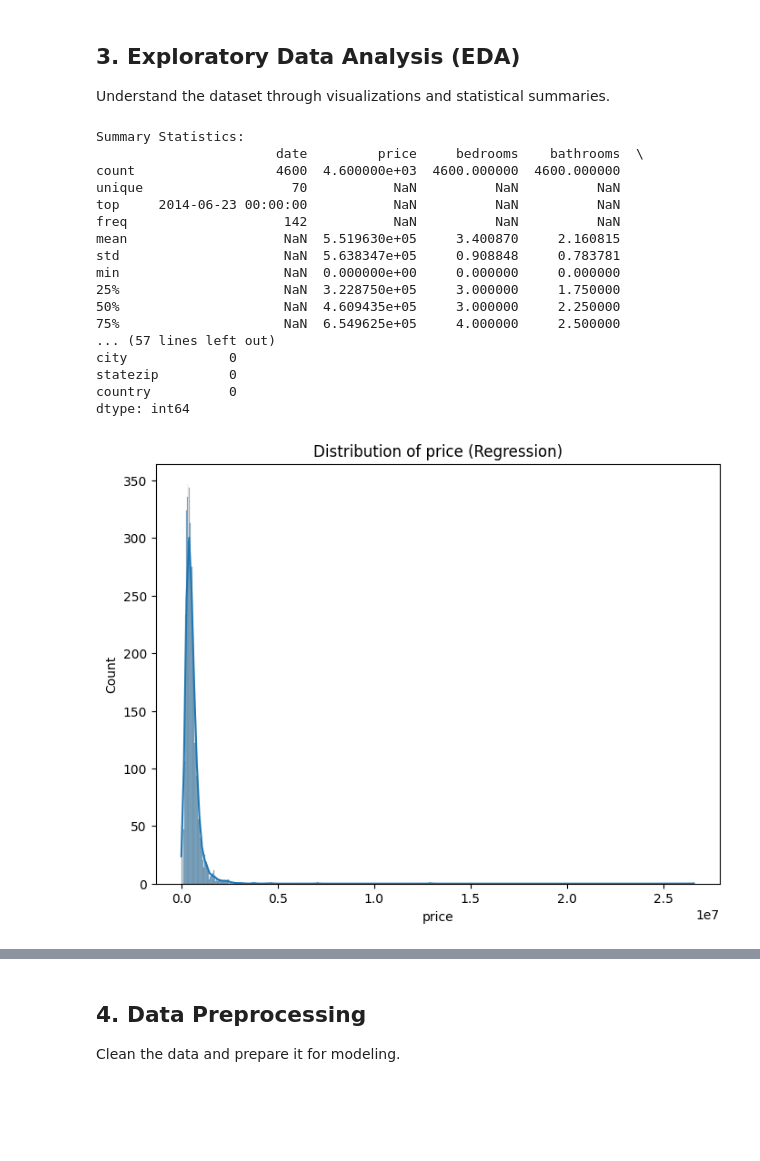
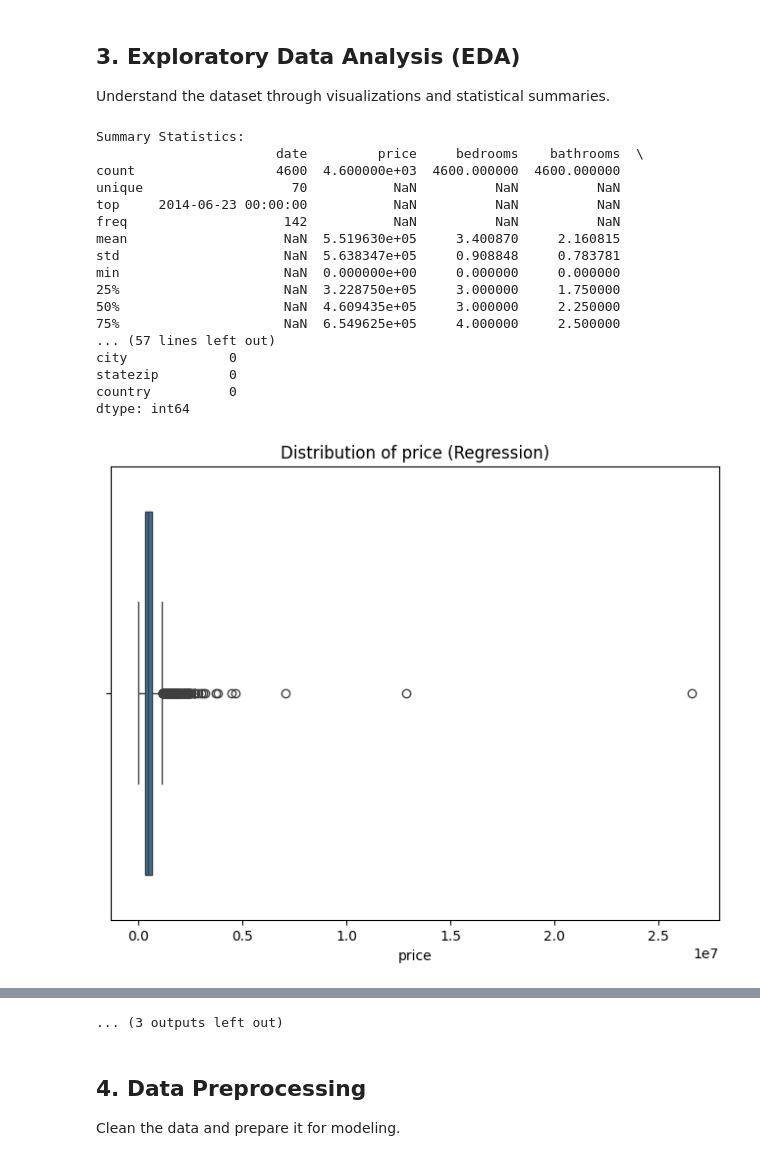
Before and after one commit to Arnavsharma2/Predictive-Modeling-Projects, a Jupyter notebook: 01-housepriceprediction/housepriceprediction.ipynb, the cells around one changed output, grey strips where cells are left out. Saved outputs shown, nothing was run; the diff lists cells and outputs as text; code cells hidden in the pictures; blank space fills up the shorter version.

```diff
--- a/01-housepriceprediction/housepriceprediction.ipynb
+++ b/01-housepriceprediction/housepriceprediction.ipynb
@@ -26,35 +26,42 @@ Install and import necessary libraries, set random seeds for reproducibility, an
 # Install required packages (uncomment to install)
 # !pip install -r requirements.txt
 
+import os
 import pandas as pd
 import numpy as np
 import matplotlib.pyplot as plt
 import seaborn as sns
 #import plotly.express as px
 from sklearn.model_selection import train_test_split, cross_val_score
-from sklearn.preprocessing import StandardScaler, LabelEncoder
+from sklearn.preprocessing import StandardScaler, LabelEncoder, OneHotEncoder
 from sklearn.metrics import accuracy_score, precision_score, recall_score, f1_score, mean_squared_error, r2_score
 from sklearn.ensemble import RandomForestClassifier, RandomForestRegressor
 from sklearn.linear_model import LogisticRegression, LinearRegression
 from xgboost import XGBClassifier, XGBRegressor
-from flaml import AutoML
-import tensorflow as tf
-from tensorflow.keras.models import Sequential
-from tensorflow.keras.layers import Dense, Dropout
-from tensorflow.keras.callbacks import EarlyStopping
+# from flaml import AutoML
+# import tensorflow as tf
+# from tensorflow.keras.models import Sequential
+# from tensorflow.keras.layers import Dense, Dropout
+# from tensorflow.keras.callbacks import EarlyStopping
 import shap
-from skopt import BayesSearchCV
-import joblib
+# from skopt import BayesSearchCV
+from joblib import dump, load
 import warnings
 warnings.filterwarnings('ignore')
 
 # Set random seed for reproducibility
 np.random.seed(42)
-tf.random.set_seed(42)
+# tf.random.set_seed(42)
+
+PATH = os.getcwd()
+DATA_PATH = os.path.join(PATH, "Dataset/HousePrices.csv")
 
 # Define project-specific variables
-DATA_PATH = "/Users/aps/Desktop/ML-DL-Projects/01-housepriceprediction/Dataset/HousePrices.csv"  # Update with your dataset path
+# DATA_PATH = "/Users/aps/Desktop/ML-DL-Projects/01-housepriceprediction/Dataset/HousePrices.csv"  # Update with your dataset path
 TARGET_COLUMN = "price"  # Update with your target column name
+# DROP_COLUMNS = ['yr_renovated', 'yr_built', 'condition', 'sqft_lot', 'country', 'waterfront', 'floors', 'date','street'] # list of columns to drop
+DROP_COLUMNS = ['date', 'country', 'street', 'yr_built', 'sqft_above']
+HANDLE_OUTLIERS = ['price']
 TASK_TYPE = "regression"  # Options: "classification" or "regression"
 MODEL_SAVE_PATH = "model.pkl"
 # %% [markdown]
@@ -132,45 +139,50 @@ def perform_eda(df, target_column):
     print("\nMissing Values:")
     print(df.isnull().sum())
 
+    # Grab all the numerical cols
+    num_cols = df.select_dtypes(include=[np.number]).columns
+
     # Distribution of target variable
     plt.figure(figsize=(8, 6))
     if TASK_TYPE == "classification":
         sns.countplot(x=target_column, data=df)
         plt.title(f"Distribution of {target_column}")
     else:
-        sns.histplot(df[target_column], kde=True)
-        plt.title(f"Distribution of {target_column} (Regression)")
-    plt.show()
+        # sns.histplot(df[target_column], kde=True)
+        for col in num_cols:
+            sns.boxplot(x=df[col])
+            plt.title(f"Distribution of {col} (Regression)")
+            plt.show()
 
     # Correlation matrix (for numeric columns)
     numeric_cols = df.select_dtypes(include=[np.number]).columns
     plt.figure(figsize=(10, 8))
     sns.heatmap(df[numeric_cols].corr(), annot=True, cmap='coolwarm', fmt='.2f')
     plt.title("Correlation Matrix")
     plt.show()
 
     # Pairplot for numeric features (optional, for smaller datasets)
     # sns.pairplot(df[numeric_cols])
     # plt.show()
 
 # Perform EDA
 perform_eda(df, TARGET_COLUMN)
 # %% [output]
 Summary Statistics:
                        date         price     bedrooms    bathrooms  \
 count                  4600  4.600000e+03  4600.000000  4600.000000
 unique                   70           NaN          NaN          NaN
 top     2014-06-23 00:00:00           NaN          NaN          NaN
 freq                    142           NaN          NaN          NaN
 mean                    NaN  5.519630e+05     3.400870     2.160815
 std                     NaN  5.638347e+05     0.908848     0.783781
 min                     NaN  0.000000e+00     0.000000     0.000000
 25%                     NaN  3.228750e+05     3.000000     1.750000
 50%                     NaN  4.609435e+05     3.000000     2.250000
 75%                     NaN  6.549625e+05     4.000000     2.500000
 ... (57 lines left out)
 city             0
 statezip         0
 country          0
 dtype: int64
-[figure, old version]
+[figure, new version]
@@ -178,3 +199,4 @@ dtype: int64
+... (3 outputs left out)
 # %% [markdown]
 ## 4. Data Preprocessing
 Clean the data and prepare it for modeling.
```
Also changed, not shown: parts of 9 cells of this notebook, 1 other file.
